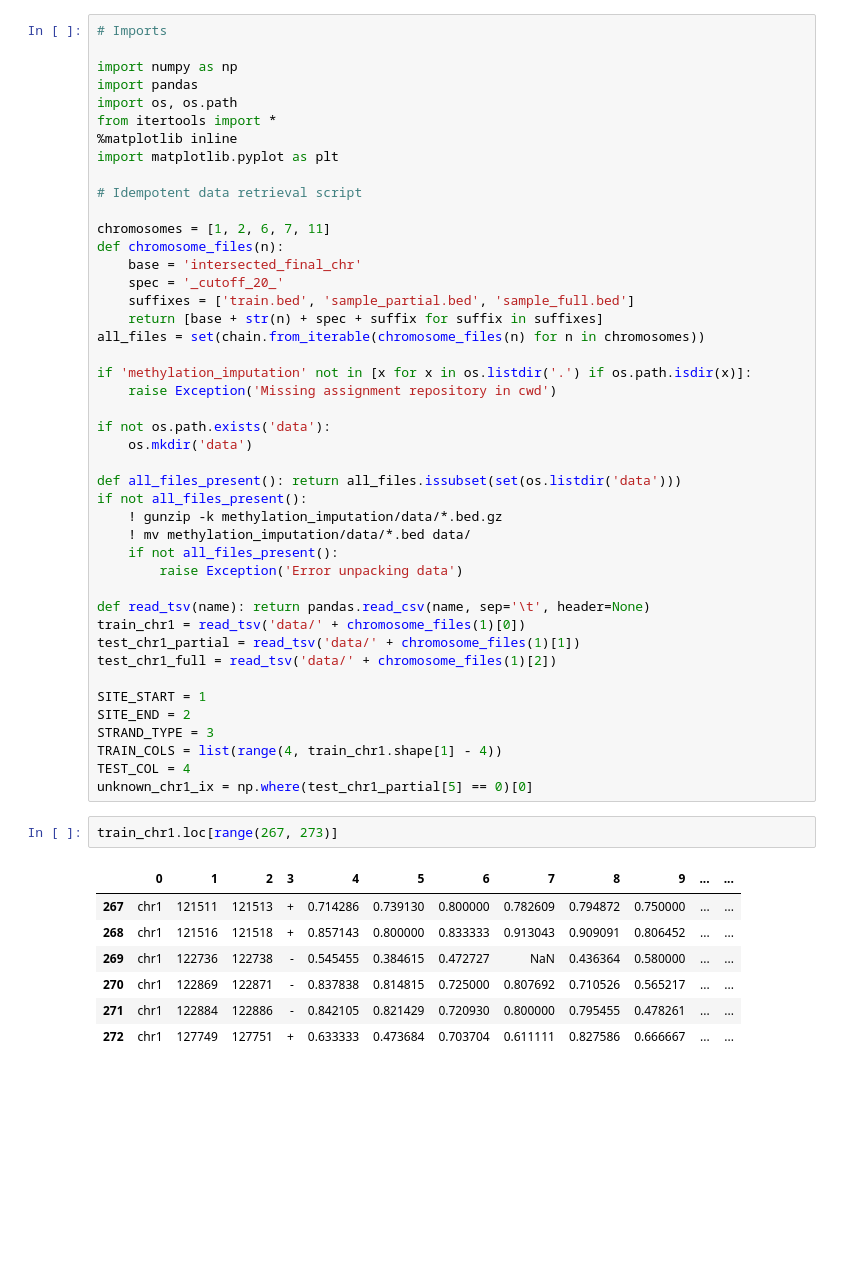
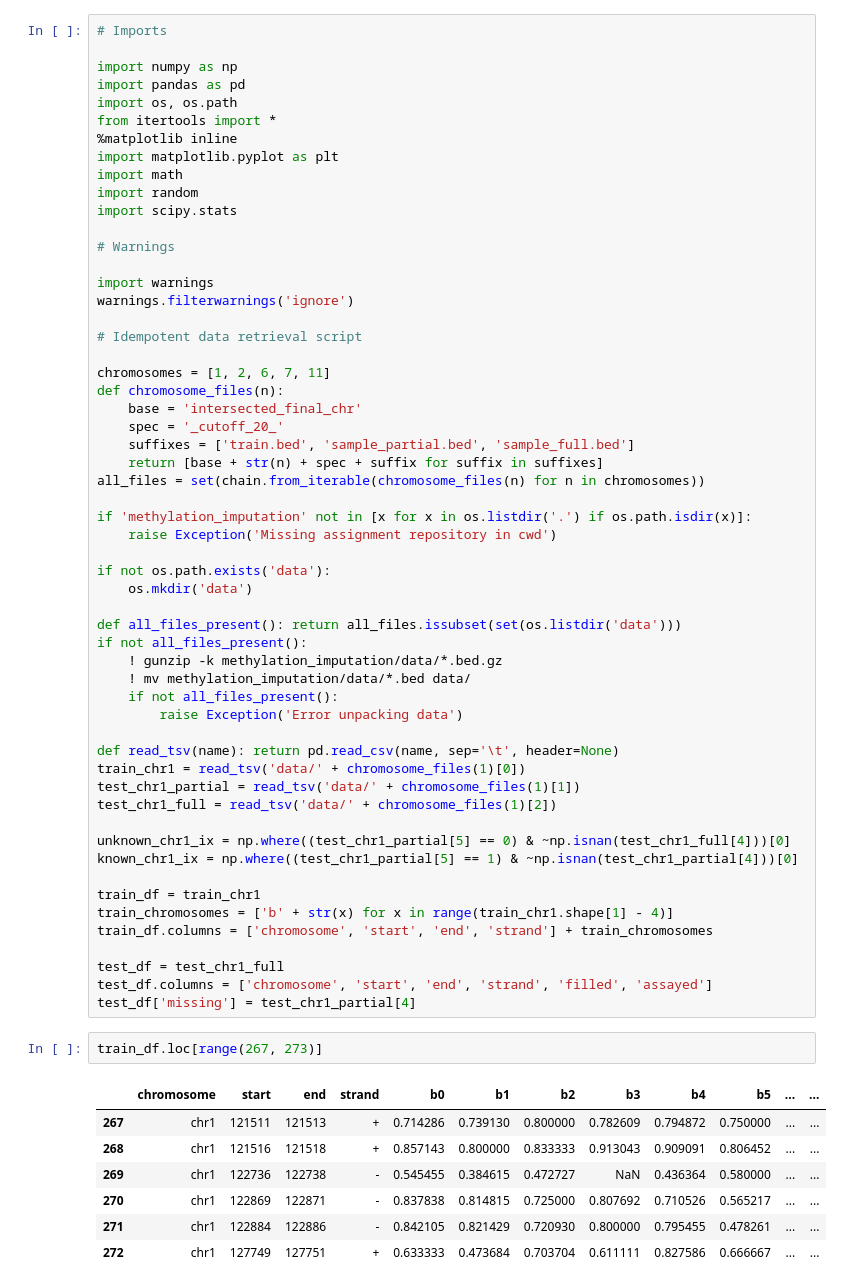
Before and after one commit to PrincetonUniversity/methyl-cluster, a Jupyter notebook: vyf_hw2.ipynb, the cells around one changed output. Drawn from its saved outputs; the diff is of its cells as text; blank space fills up the shorter version.

```diff
--- a/vyf_hw2.ipynb
+++ b/vyf_hw2.ipynb
@@ -2,11 +2,19 @@
 # Imports
 
 import numpy as np
-import pandas
+import pandas as pd
 import os, os.path
 from itertools import *
 %matplotlib inline
 import matplotlib.pyplot as plt
+import math
+import random
+import scipy.stats
+
+# Warnings
+
+import warnings
+warnings.filterwarnings('ignore')
 
 # Idempotent data retrieval script
 
@@ -31,21 +39,25 @@ if not all_files_present():
     if not all_files_present():
         raise Exception('Error unpacking data')
 
-def read_tsv(name): return pandas.read_csv(name, sep='\t', header=None)
+def read_tsv(name): return pd.read_csv(name, sep='\t', header=None)
 train_chr1 = read_tsv('data/' + chromosome_files(1)[0])
 test_chr1_partial = read_tsv('data/' + chromosome_files(1)[1])
 test_chr1_full = read_tsv('data/' + chromosome_files(1)[2])
 
-SITE_START = 1
-SITE_END = 2
-STRAND_TYPE = 3
-TRAIN_COLS = list(range(4, train_chr1.shape[1] - 4))
-TEST_COL = 4
-unknown_chr1_ix = np.where(test_chr1_partial[5] == 0)[0]
+unknown_chr1_ix = np.where((test_chr1_partial[5] == 0) & ~np.isnan(test_chr1_full[4]))[0]
+known_chr1_ix = np.where((test_chr1_partial[5] == 1) & ~np.isnan(test_chr1_partial[4]))[0]
+
+train_df = train_chr1
+train_chromosomes = ['b' + str(x) for x in range(train_chr1.shape[1] - 4)]
+train_df.columns = ['chromosome', 'start', 'end', 'strand'] + train_chromosomes
+
+test_df = test_chr1_full
+test_df.columns = ['chromosome', 'start', 'end', 'strand', 'filled', 'assayed']
+test_df['missing'] = test_chr1_partial[4]
 # %%
-train_chr1.loc[range(267, 273)]
+train_df.loc[range(267, 273)]
 # %% [output]
-|  | 0 | 1 | 2 | 3 | 4 | 5 | 6 | 7 | 8 | 9 | ... | ... |
+|  | chromosome | start | end | strand | b0 | b1 | b2 | b3 | b4 | b5 | ... | ... |
 | 267 | chr1 | 121511 | 121513 | + | 0.714286 | 0.739130 | 0.800000 | 0.782609 | 0.794872 | 0.750000 | ... | ... |
 | 268 | chr1 | 121516 | 121518 | + | 0.857143 | 0.800000 | 0.833333 | 0.913043 | 0.909091 | 0.806452 | ... | ... |
 | 269 | chr1 | 122736 | 122738 | - | 0.545455 | 0.384615 | 0.472727 | NaN | 0.436364 | 0.580000 | ... | ... |
```
Also changed, not shown: parts of 15 cells of this notebook, 1 other file.
